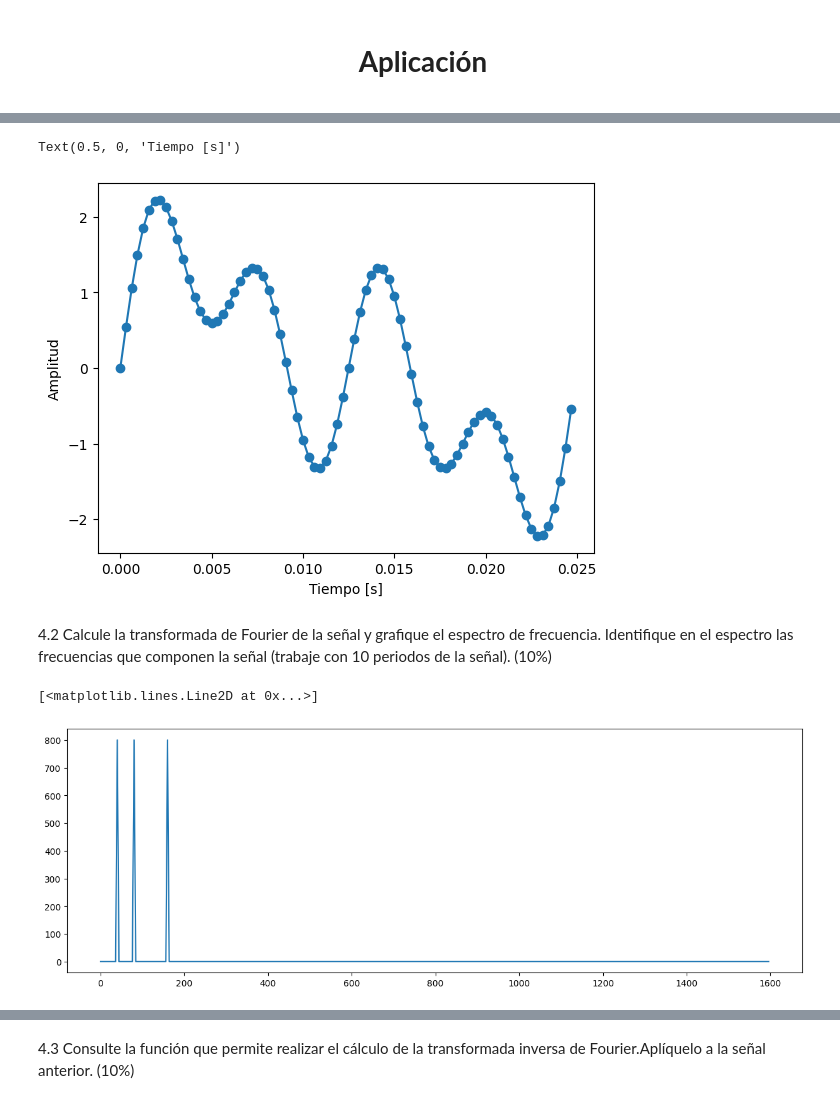
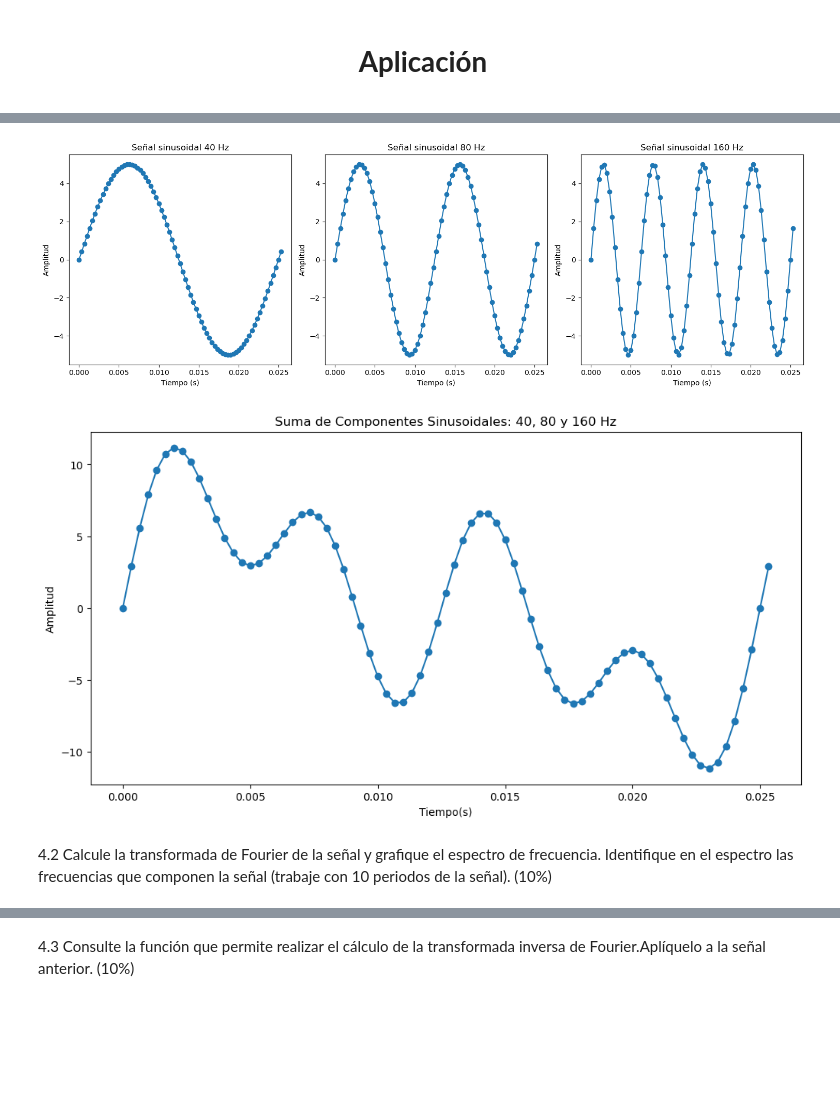
Before and after one commit to LuEnciso21/BIOSENALES24II, a Jupyter notebook: Practica5/P6_AESPECTRAL_LUISAENCISO_JADERCHINGAL.ipynb, the cells around one changed output, grey strips where cells are left out. Drawn from its saved outputs; the diff is of its cells as text; code cells hidden in the pictures; blank space fills up the shorter version.

```diff
--- a/Practica5/P6_AESPECTRAL_LUISAENCISO_JADERCHINGAL.ipynb
+++ b/Practica5/P6_AESPECTRAL_LUISAENCISO_JADERCHINGAL.ipynb
@@ -158,32 +155,49 @@ plt.show()
-# %%
-fs=3200 #Hz
-time=np.arange(0,0.025,1/fs) #vector de tiempo, periodo 0.025?
-frecuencias= [40, 80, 160]
-senal=0
-for frec in frecuencias:
-    x=np.exp(1j*2*np.pi*frec*time) #cos + j sen
-    senal+=x
-plt.plot(time,np.imag(senal), marker='o')
-plt.ylabel('Amplitud')
-plt.xlabel('Tiempo [s]')
-# %% [output]
-Text(0.5, 0, 'Tiempo [s]')
-[figure, removed]
+# %%
+import numpy as np
+import matplotlib.pyplot as plt
+
+# Parámetros
+Fo = [40, 80, 160]  # Frecuencias
+Tp = 1/min(Fo)      # Periodo de la señal, con la frecuencia fundamental (mínima)
+Fs = 3000           # Frecuencia de muestreo
+T = 1/Fs            # Periodo de muestreo
+
+# Función para generar señales sinusoidales
+def generasenal(Frecuencia, A, tiempo):
+    return A * np.sin(2 * np.pi * Frecuencia * tiempo)
+
+# Vector de tiempo
+t = np.arange(0, Tp + T, T)  # Tiempo para un ciclo de la señal con duración de Tp más T
+A = 5  # Amplitud de la señal
+x = np.zeros(len(t))  # Inicialización del vector para la suma de señales
+
+# Crear figura y subplots con 3 columnas y 1 fila
+fig, axes = plt.subplots(1, 3, figsize=(15, 5))  # 3 columnas, 1 fila
+
+# Generar y graficar las señales para cada frecuencia en Fo
+for idx, i in enumerate(Fo):
+    senal = generasenal(i, A, t)  # Generar señal para cada frecuencia
+    axes[idx].plot(t, senal, marker='o')
+    axes[idx].set_title(f'Señal sinusoidal {i} Hz')
+    axes[idx].set_xlabel('Tiempo (s)')
+    axes[idx].set_ylabel('Amplitud')
+    x += senal  # Sumar la señal al vector x
+
+# Ajustar el espaciado entre subplots
+plt.tight_layout()
+
+# Mostrar la figura con las 3 gráficas
+plt.show()
+# %% [output]
+[figure, added]
+# %%
+plt.figure(figsize=(12,6))
+plt.plot(t,x,marker='o')
+plt.xlabel('Tiempo(s)')
+plt.ylabel('Amplitud')
+plt.title('Suma de Componentes Sinusoidales: 40, 80 y 160 Hz')
+plt.show()
+# %% [output]
+[figure, added]
 # %% [markdown]
 4.2 Calcule la transformada de Fourier de la señal y grafique el espectro de frecuencia. Identifique en el espectro las frecuencias que componen la señal (trabaje con 10 periodos de la señal). (10%)
-# %%
-fs=3200 #Hz
-time=np.arange(0,0.025*10,1/fs) #vector de tiempo, periodo 0.025?
-frecuencias= [40, 80, 160]
-senal=0
-for frec in frecuencias:
-    x=np.exp(1j*2*np.pi*frec*time) #cos + j sen
-    senal+=x
-Xsenal=np.fft.fft(senal)
-nyquist=int(np.ceil(len(Xsenal)/2))
-F=np.arange(0,nyquist)*fs/len(Xsenal)
-plt.figure(figsize=(15,5))
-plt.plot(F,np.abs(Xsenal[0:nyquist]))
-# %% [output]
-[<matplotlib.lines.Line2D at 0x...>]
-[figure, removed]
```
Also changed, not shown: parts of 20 cells of this notebook.
